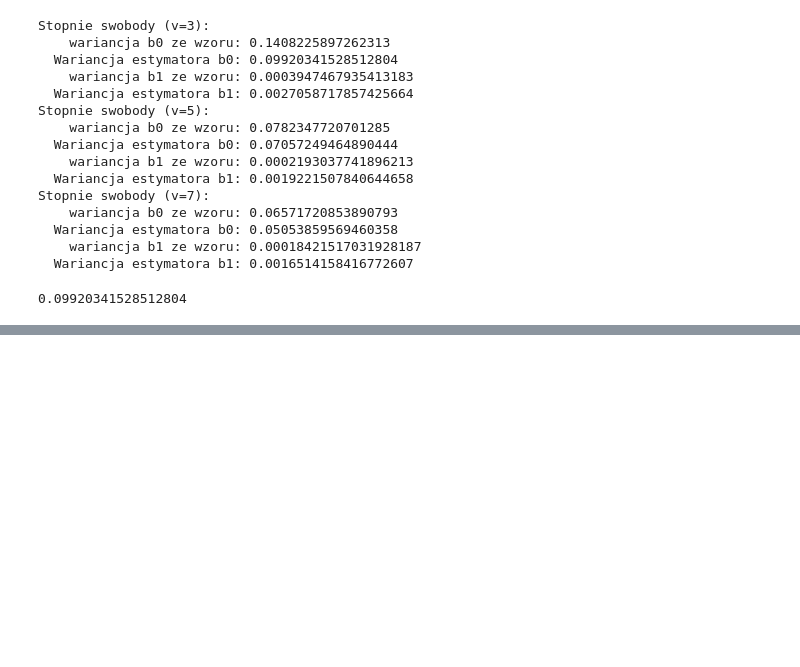
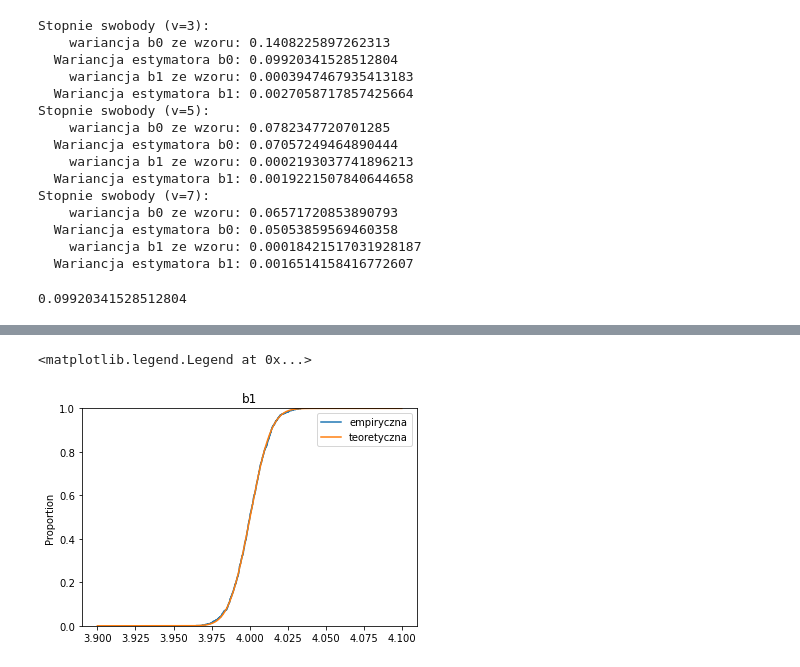
Before and after one commit to MariaNowacka/kaszcz, a Jupyter notebook: lista2_kaszcz.ipynb, the cells around one changed output, grey strips where cells are left out. Drawn from its saved outputs; the diff is of its cells as text; code cells hidden in the pictures; blank space fills up the shorter version.

```diff
--- a/lista2_kaszcz.ipynb
+++ b/lista2_kaszcz.ipynb
@@ -177,0 +180,6 @@ np.var(b0s[vv[0]])
+# %%
+def beta1(x,y):
+    n = len(x)
+    return sum(x[i]*y[i] for i in range(n))/sum(xi**2 for xi in x)
+def varbeta1(x, sigma):
+    return sigma**2*1/sum(xi**2 for xi in x)
@@ -177,0 +278,29 @@ np.var(b0s[vv[0]])
+# %%
+def sb0(x, sigma = sigma):
+    n = len(x)
+    x_ = np.mean(x)
+    return sigma*1/np.sqrt(1/n + x_**2/sum((xi - x_)**2 for xi in x))
+def sb1(x, sigma = sigma):
+    x_ = np.mean(x)
+    return sigma * 1/np.sqrt(sum((xi - x_)**2 for xi in x))
+# %%
+sigma = 1.0
+n = 1000
+M1 = 1000
+M2 = 100
+b0s = {}
+b1s = {}
+b0_true = 2.0
+b1_true = 4.0
+x = np.linspace(0, 10, n)
+errorsEb1 = {}
+errorsvarb1 = {}
+
+
+b1emp = []
+b0emp = []
+for _ in range(M1):
+    eps = np.random.normal(0, sigma**2, size = n)
+    y = b0_true + b1_true * x + eps
+    b1emp.append(b1_emp(x, y))
+    b0emp.append(b0_emp(x,y))
@@ -177,0 +309,9 @@ np.var(b0s[vv[0]])
+# %%
+seaborn.ecdfplot(data = b1emp, label = 'empiryczna' )
+xs = np.linspace(3.9, 4.1, 1000)
+plt.plot(xs, stats.norm.cdf(xs, np.mean(b1emp), sb1(x, sigma)), label = 'teoretyczna')
+plt.title('b1')
+plt.legend()
+# %% [output]
+<matplotlib.legend.Legend at 0x...>
+[figure, added]
```
Also changed, not shown: parts of 11 cells of this notebook.
